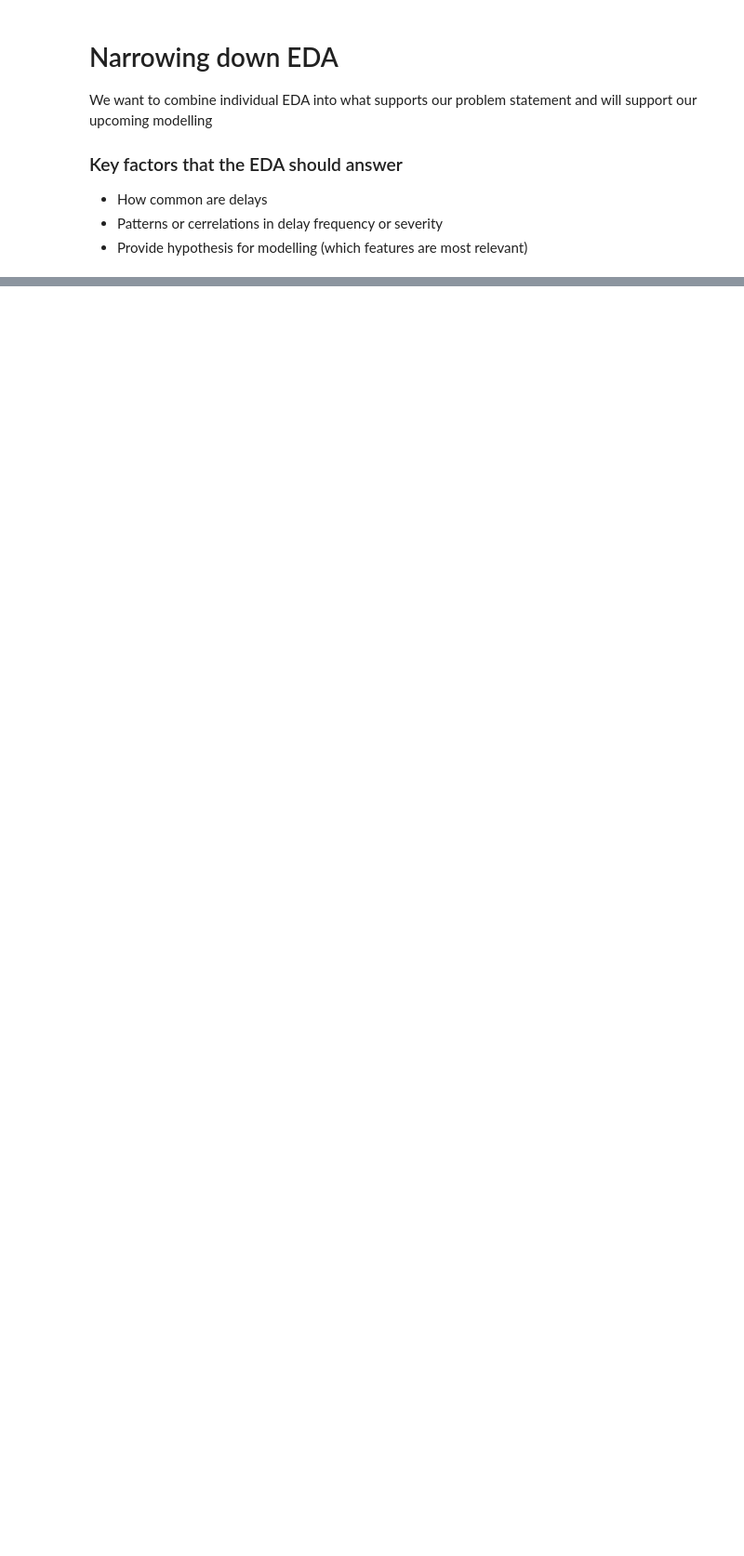
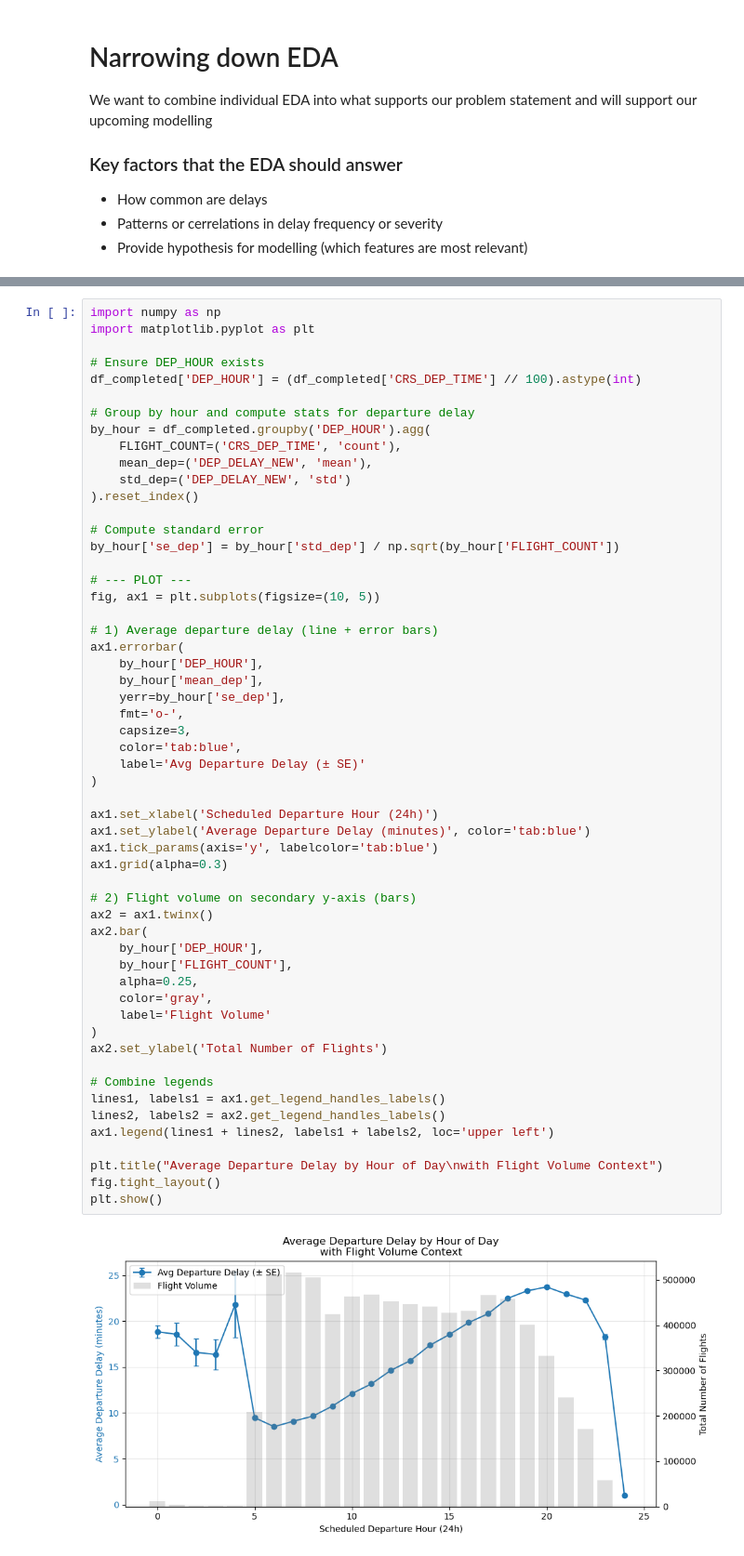
Before and after one commit to elenayzhu/mie368, a Jupyter notebook: eda/full_eda.ipynb, the cells around one changed output, grey strips where cells are left out. Shown: that part at 93% size. Drawn from its saved outputs; the diff is of its cells as text; blank space fills up the shorter version.

```diff
--- a/eda/full_eda.ipynb
+++ b/eda/full_eda.ipynb
@@ -84,0 +119,57 @@ plt.show()
+# %%
+import numpy as np
+import matplotlib.pyplot as plt
+
+# Ensure DEP_HOUR exists
+df_completed['DEP_HOUR'] = (df_completed['CRS_DEP_TIME'] // 100).astype(int)
+
+# Group by hour and compute stats for departure delay
+by_hour = df_completed.groupby('DEP_HOUR').agg(
+    FLIGHT_COUNT=('CRS_DEP_TIME', 'count'),
+    mean_dep=('DEP_DELAY_NEW', 'mean'),
+    std_dep=('DEP_DELAY_NEW', 'std')
+).reset_index()
+
+# Compute standard error
+by_hour['se_dep'] = by_hour['std_dep'] / np.sqrt(by_hour['FLIGHT_COUNT'])
+
+# --- PLOT ---
+fig, ax1 = plt.subplots(figsize=(10, 5))
+
+# 1) Average departure delay (line + error bars)
+ax1.errorbar(
+    by_hour['DEP_HOUR'],
+    by_hour['mean_dep'],
+    yerr=by_hour['se_dep'],
+    fmt='o-',
+    capsize=3,
+    color='tab:blue',
+    label='Avg Departure Delay (± SE)'
+)
+
+ax1.set_xlabel('Scheduled Departure Hour (24h)')
+ax1.set_ylabel('Average Departure Delay (minutes)', color='tab:blue')
+ax1.tick_params(axis='y', labelcolor='tab:blue')
+ax1.grid(alpha=0.3)
+
+# 2) Flight volume on secondary y-axis (bars)
+ax2 = ax1.twinx()
+ax2.bar(
+    by_hour['DEP_HOUR'],
+    by_hour['FLIGHT_COUNT'],
+    alpha=0.25,
+    color='gray',
+    label='Flight Volume'
+)
+ax2.set_ylabel('Total Number of Flights')
+
+# Combine legends
+lines1, labels1 = ax1.get_legend_handles_labels()
+lines2, labels2 = ax2.get_legend_handles_labels()
+ax1.legend(lines1 + lines2, labels1 + labels2, loc='upper left')
+
+plt.title("Average Departure Delay by Hour of Day\nwith Flight Volume Context")
+fig.tight_layout()
+plt.show()
+# %% [output]
+[figure, added]
```
Also changed, not shown: parts of 13 cells of this notebook, 1 other file.
